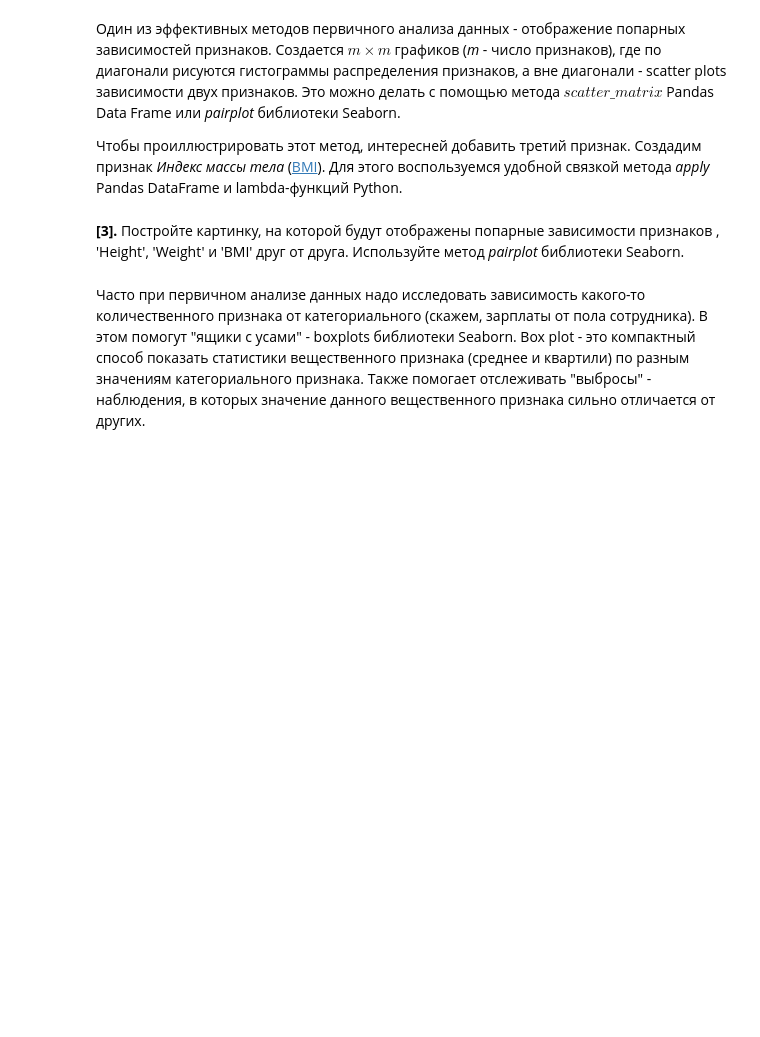
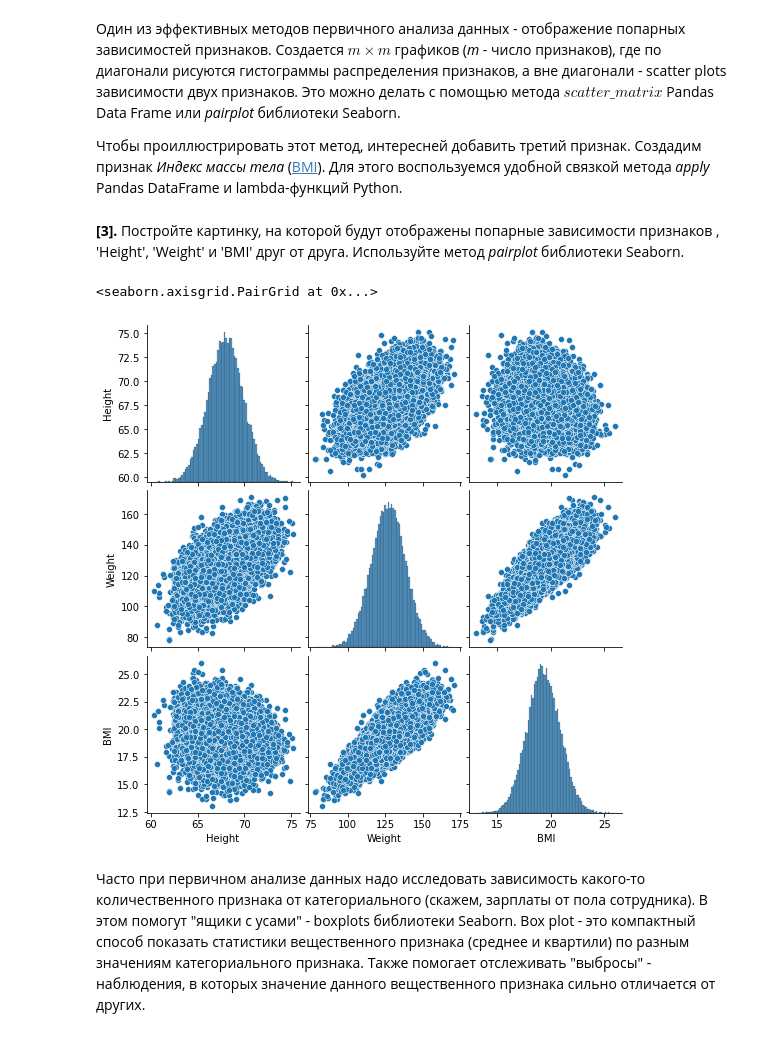
Before and after one commit to RBVV23/Coursera, a Jupyter notebook: Обучение на размеченных данных/Week_1/Линейная регрессия (рост_вес).ipynb, the cells around one changed output. Saved outputs shown, nothing was run; the diff lists cells and outputs as text; code cells hidden in the pictures; blank space fills up the shorter version.

```diff
--- a/Обучение на размеченных данных/Week_1/Линейная регрессия (рост_вес).ipynb
+++ b/Обучение на размеченных данных/Week_1/Линейная регрессия (рост_вес).ipynb
@@ -87,6 +87,10 @@ data['BMI'] = data.apply(lambda row: make_bmi(row['Height'],
 **[3].** Постройте картинку, на которой будут отображены попарные зависимости признаков , 'Height', 'Weight' и 'BMI' друг от друга. Используйте метод *pairplot* библиотеки Seaborn.
 # %%
 # Ваш код здесь
+sns.pairplot(data)
+# %% [output]
+<seaborn.axisgrid.PairGrid at 0x...>
+[figure, added]
 # %% [markdown]
 Часто при первичном анализе данных надо исследовать зависимость какого-то количественного признака от категориального (скажем, зарплаты от пола сотрудника). В этом помогут "ящики с усами" - boxplots библиотеки Seaborn. Box plot - это компактный способ показать статистики вещественного признака (среднее и квартили) по разным значениям категориального признака. Также помогает отслеживать "выбросы" - наблюдения, в которых значение данного вещественного признака сильно отличается от других.
 # %% [markdown]
```
Also changed, not shown: 1 other file.
